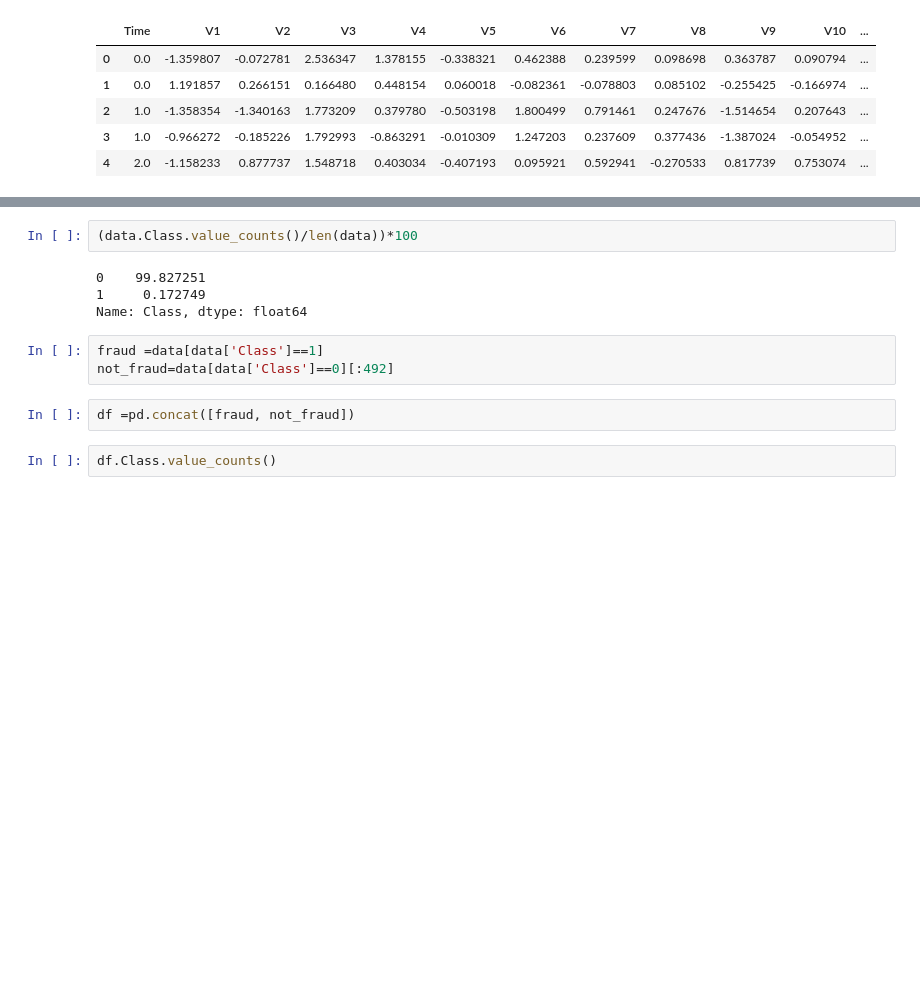
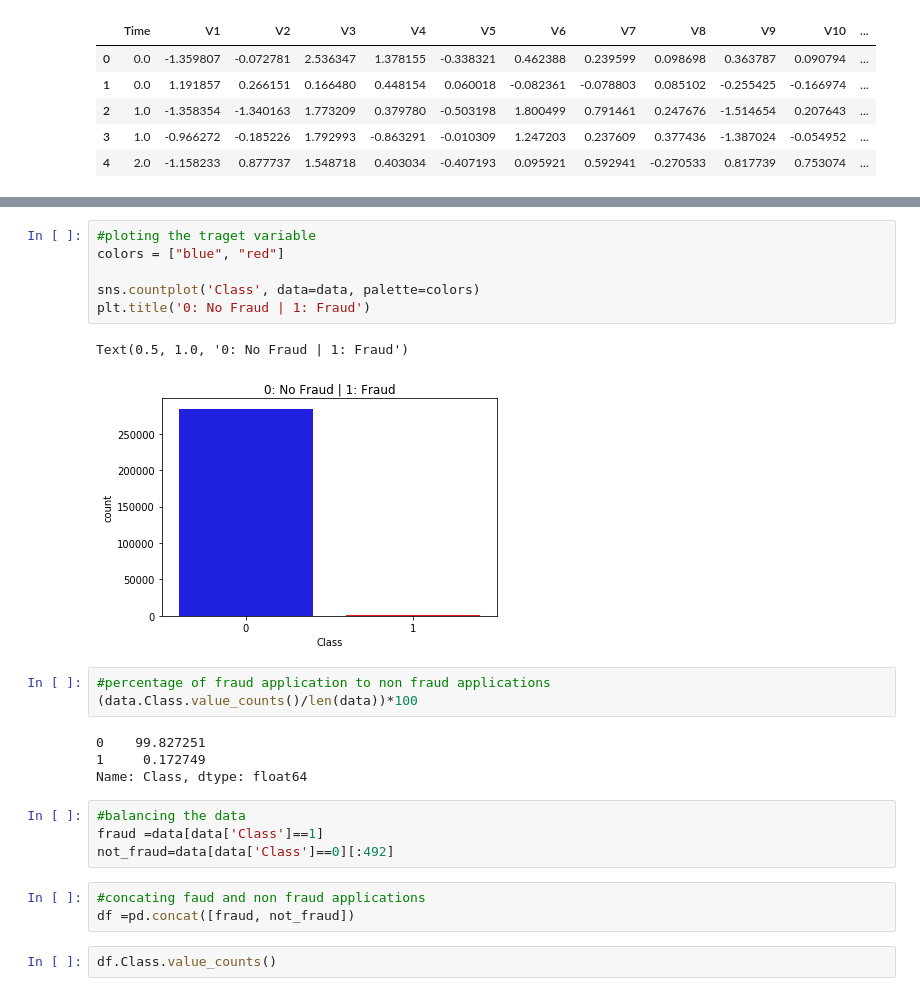
Before and after one commit to ben-mir/prediction-of-credit-card-fraud, a Jupyter notebook: ensemble-algorithm-for-credit-card-fraud-detection.ipynb, the cells around one changed output, grey strips where cells are left out. Saved outputs shown, nothing was run; the diff lists cells and outputs as text; blank space fills up the shorter version.

```diff
--- a/ensemble-algorithm-for-credit-card-fraud-detection.ipynb
+++ b/ensemble-algorithm-for-credit-card-fraud-detection.ipynb
@@ -33,13 +53,25 @@ Name: Class, dtype: int64
+# %%
+#ploting the traget variable
+colors = ["blue", "red"]
+
+sns.countplot('Class', data=data, palette=colors)
+plt.title('0: No Fraud | 1: Fraud')
+# %% [output]
+Text(0.5, 1.0, '0: No Fraud | 1: Fraud')
+[figure, added]
 # %%
+#percentage of fraud application to non fraud applications
 (data.Class.value_counts()/len(data))*100
 # %% [output]
 0    99.827251
 1     0.172749
 Name: Class, dtype: float64
 # %%
+#balancing the data
 fraud =data[data['Class']==1]
 not_fraud=data[data['Class']==0][:492]
 # %%
+#concating faud and non fraud applications
 df =pd.concat([fraud, not_fraud])
 # %%
 df.Class.value_counts()
```
Also changed, not shown: parts of 16 cells of this notebook.
